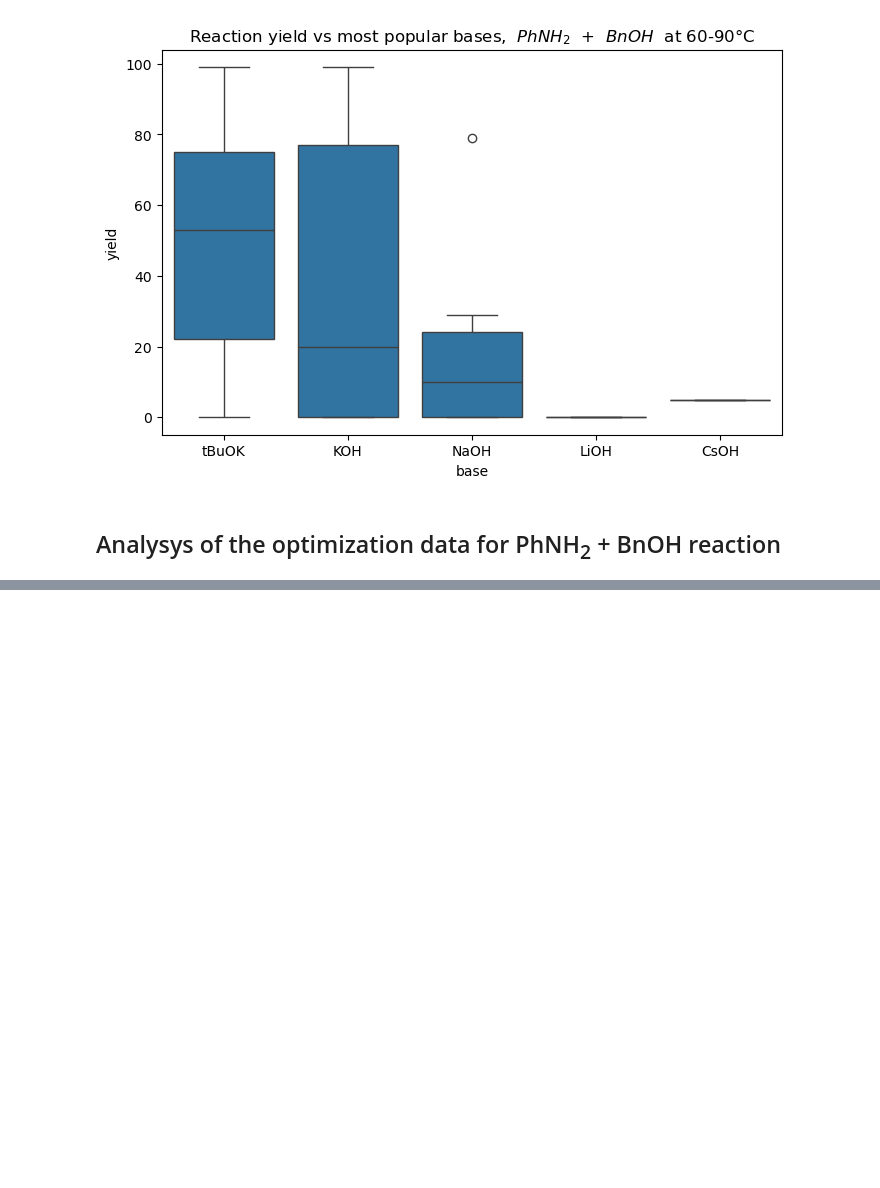
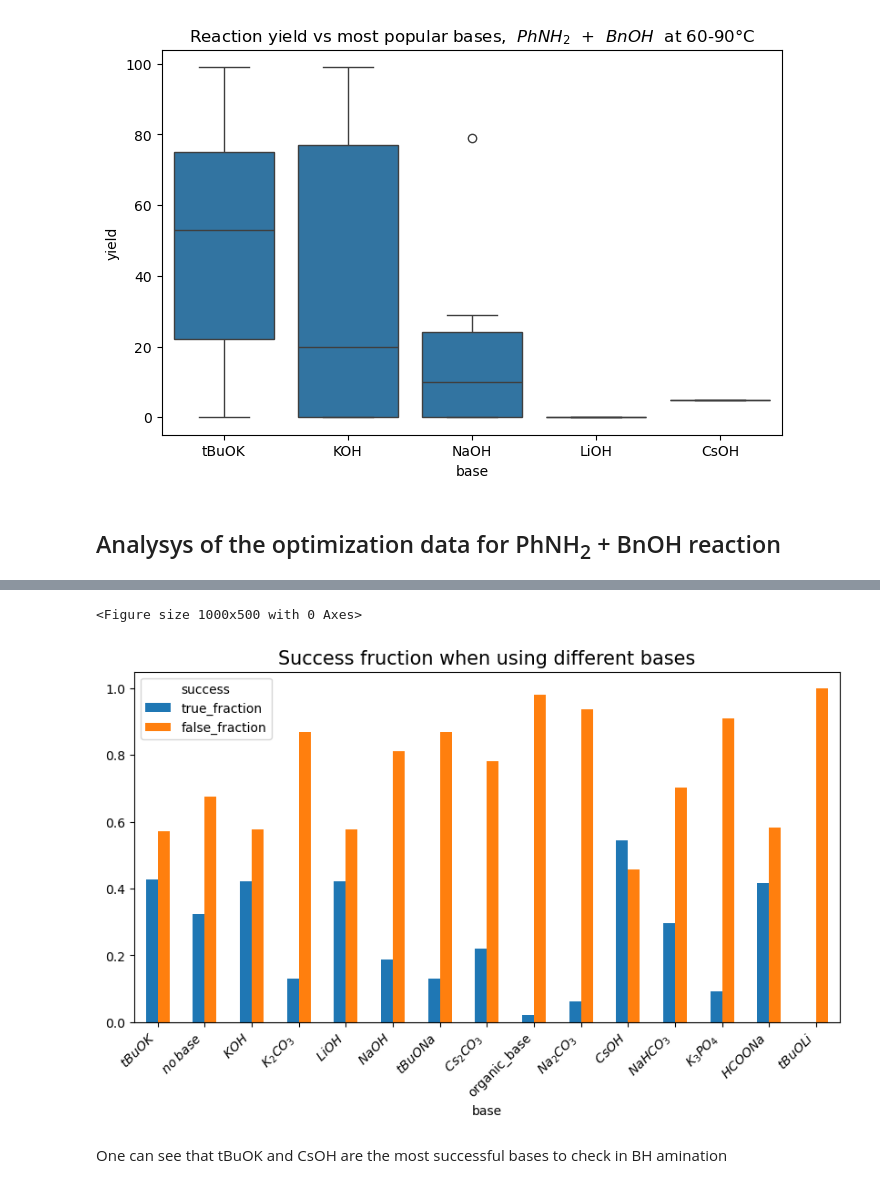
Before and after one commit to Oleafan/borrowing_hydrogen_amination_with_amines_and_nitro, a Jupyter notebook: trends_hb_nitro.ipynb, the cells around one changed output, grey strips where cells are left out. Drawn from its saved outputs; the diff is of its cells as text; code cells hidden in the pictures; blank space fills up the shorter version.

```diff
--- a/trends_hb_nitro.ipynb
+++ b/trends_hb_nitro.ipynb
@@ -345,16 +346,24 @@ plt.title(f'Reaction yield vs most popular bases, {pf.to_chem('PhNH2')} + {pf.to
 # %% [markdown]
 ## Analysys of the optimization data for PhNH<sub>2</sub> + BnOH reaction
 # %%
-plot_diff_graph(
-    df_opt.loc[(df_opt['success']) & (df_opt['metal']=='Ru')],
-    'base',
-    'num_temp_range',
-    filter_val = 0,
-    figsize = (12, 8),
-    xlabel = 'Temperature range',
-    title = 'Relations of bases and temperatures for Ru',
-    rename_x_ticks_dict = {idx: f'[{idx*10},{(idx+1)*10})' for idx in range(25)},
-    # debug = True
-    sort_vertical = True,
-    sort_horizontal = False
-)
+# calculate bases success rate for this reaction
+df_opt['success'] = df_opt['yield'] > 65
+
+bases_df = pd.crosstab(df_opt['base'], df_opt['success'])
+bases_df['total'] = bases_df.apply(lambda x: x[True] + x[False], axis = 1)
+
+org_bases = ['Et3N', 'DABCO', 'DBU', 'TBD', 'Pyridine', 'DMAP', 'DIPEA', 'TMEDA']
+bases_df.loc['organic_base', True] = 0
+for x in org_bases:
+    bases_df.loc['organic_base', True] += bases_df.loc[x, True]
+bases_df.loc['organic_base', False] = 0
+for x in org_bases:
+    bases_df.loc['organic_base', False] += bases_df.loc[x, False]
+bases_df.loc['organic_base', 'total'] = 0
+for x in org_bases:
+    bases_df.loc['organic_base', 'total'] += bases_df.loc[x, 'total']
+bases_df = bases_df.drop(org_bases).sort_values(by = 'total', ascending = False).copy()
+bases_df = bases_df[bases_df['total']>10].copy()
+bases_df['true_fraction'] = bases_df[True]/bases_df['total']
+bases_df['false_fraction'] = bases_df[False]/bases_df['total']
+bases_df
@@ -360,0 +388,10 @@ plot_diff_graph(
+# %%
+plt.figure(figsize = (10,5));
+ax = bases_df[['true_fraction','false_fraction' ]].plot(kind='bar', figsize=(10, 5)) ;
+ax.set_xticklabels([pf.to_chem(y) if y != 'organic_base' else y for y in bases_df.index], rotation=45, ha='right') ;
+ax.set_title('Success fruction when using different bases', fontsize = 15);
+# %% [output]
+<Figure size 1000x500 with 0 Axes>
+[figure, added]
+# %% [markdown]
+One can see that tBuOK and CsOH are the most successful bases to check in BH amination
```
Also changed, not shown: parts of 17 cells of this notebook, 1 other file.
